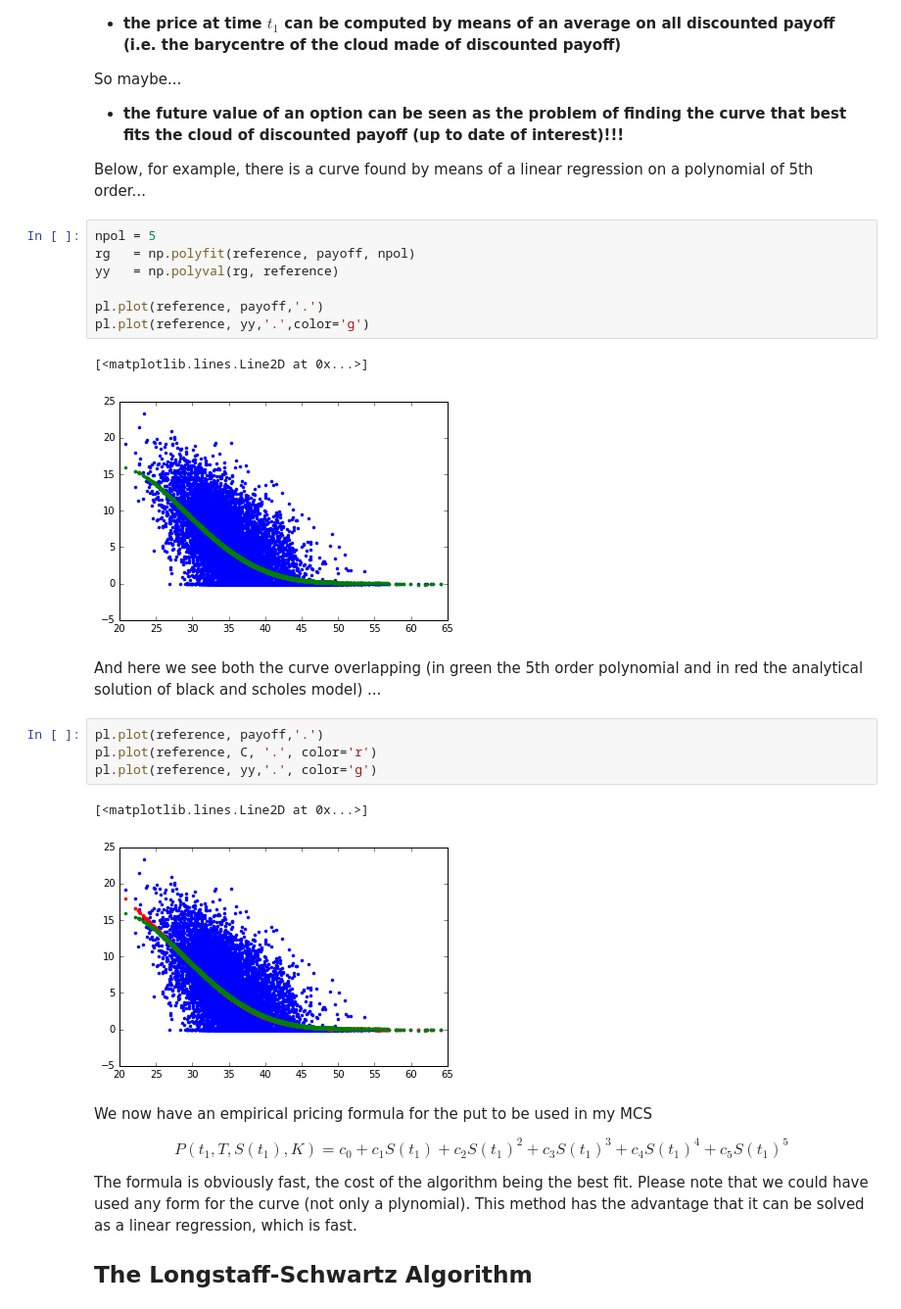
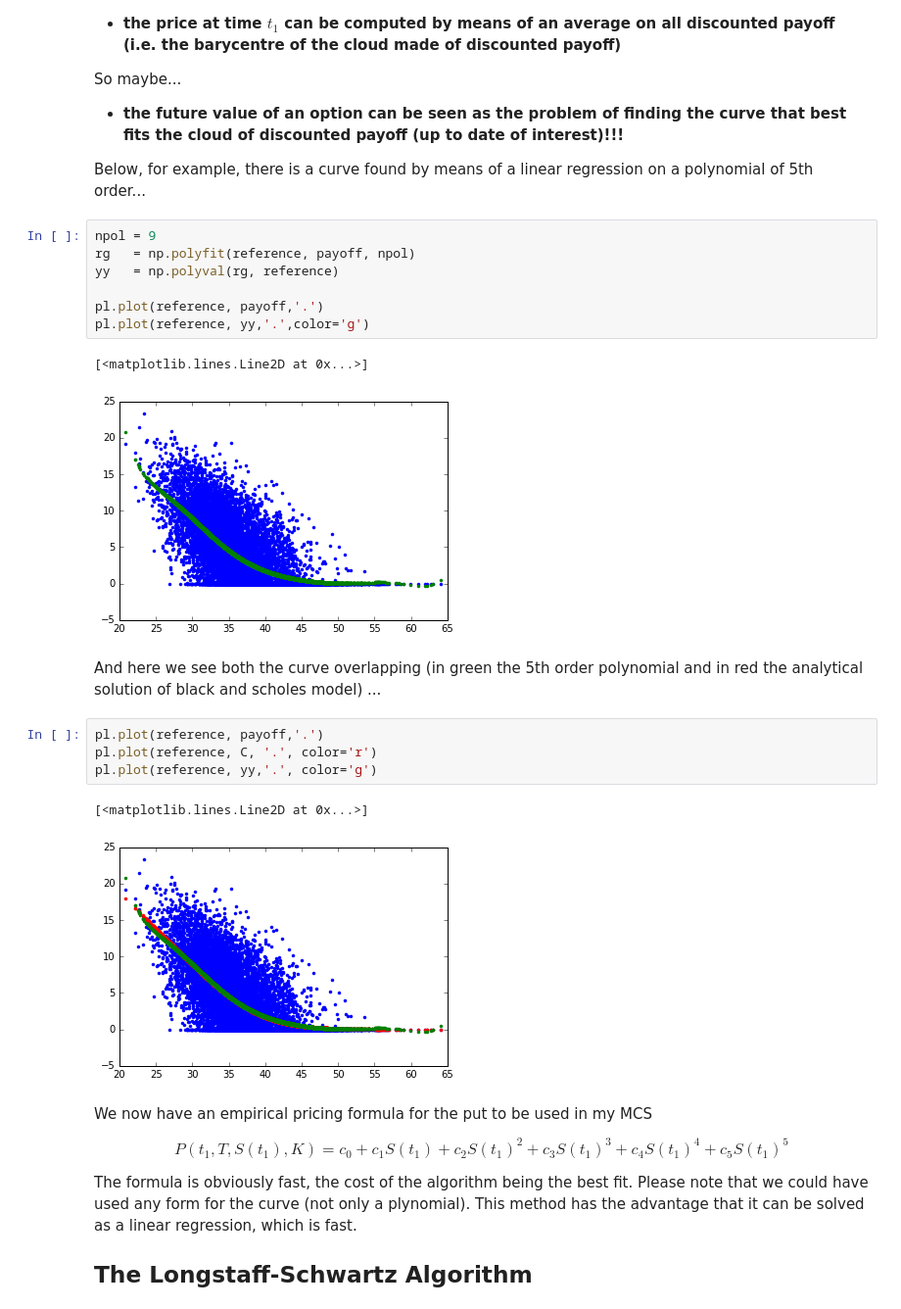
Before and after one commit to polyhedron-gdl/introduction-to-monte-carlo-for-finance, a Jupyter notebook: notebooks/n08_mcs_american.ipynb, the cells around one changed output. Shown at 98% size. Drawn from its saved outputs; the diff is of its cells as text.

```diff
--- a/notebooks/n08_mcs_american.ipynb
+++ b/notebooks/n08_mcs_american.ipynb
@@ -145,15 +145,15 @@ So maybe...
 
 Below, for example, there is a curve found by means of a linear regression on a polynomial of 5th order...
 # %%
-npol = 5
+npol = 9
 rg   = np.polyfit(reference, payoff, npol)
 yy   = np.polyval(rg, reference)
 
 pl.plot(reference, payoff,'.')
 pl.plot(reference, yy,'.',color='g')
 # %% [output]
 [<matplotlib.lines.Line2D at 0x...>]
-[figure, old version]
+[figure, new version]
 # %% [markdown]
 And here we see both the curve overlapping (in green the 5th order polynomial and in red the analytical solution of black and scholes model) ...
 # %%
@@ -162,7 +162,7 @@ pl.plot(reference, C, '.', color='r')
 pl.plot(reference, yy,'.', color='g')
 # %% [output]
 [<matplotlib.lines.Line2D at 0x...>]
-[figure, old version]
+[figure, new version]
 # %% [markdown]
 We now have an empirical pricing formula for the put to be used in my MCS
 
```
Also changed, not shown: 9 other files.
